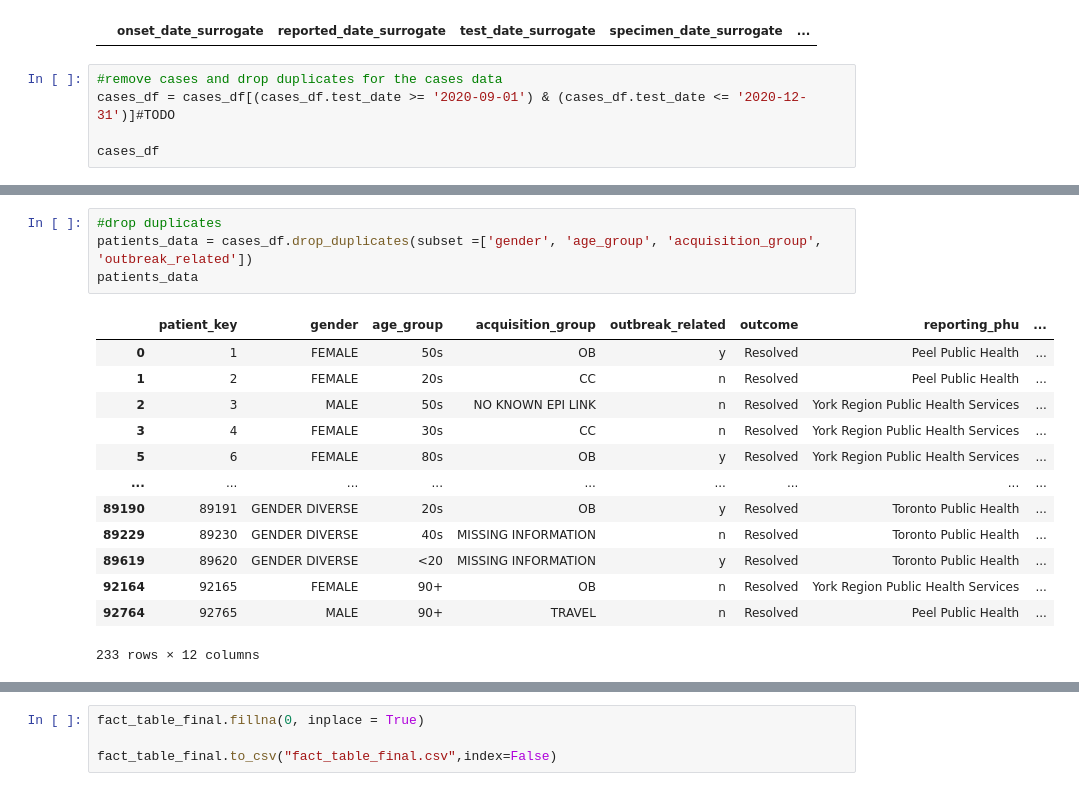
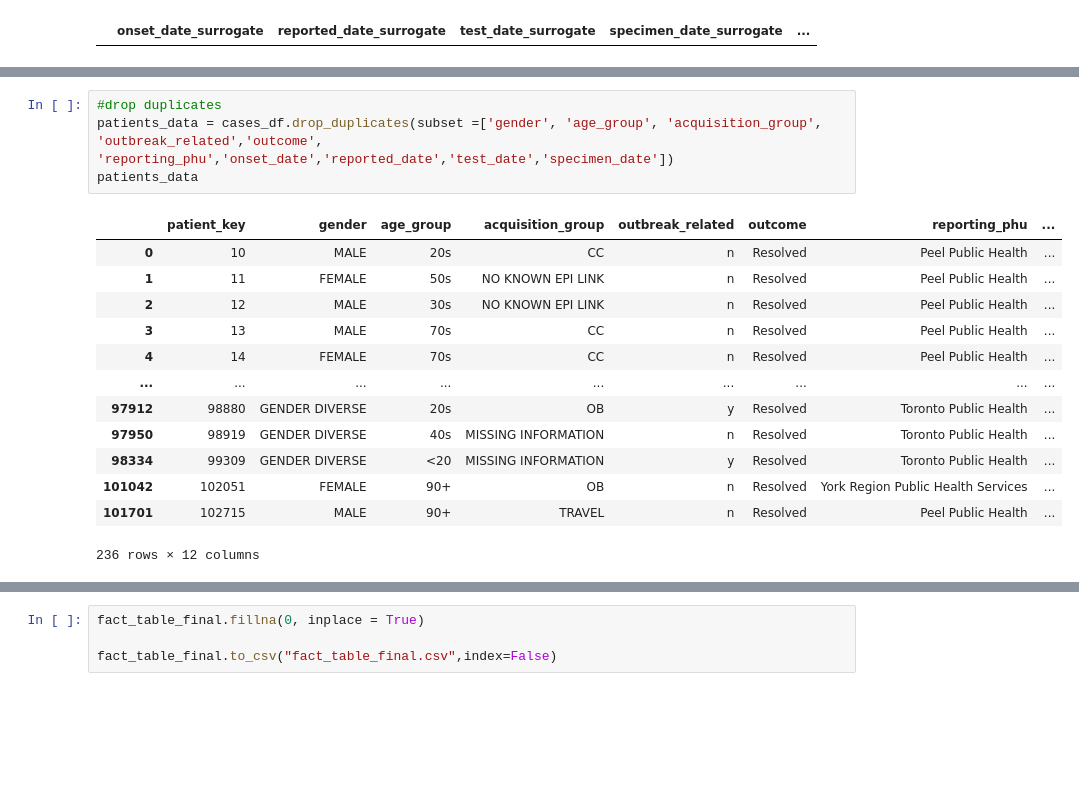
Before and after one commit to skaus37/Covid19DataMart, a Jupyter notebook: fact_table_staging.ipynb, the cells around one changed output, grey strips where cells are left out. Cells and saved outputs as stored; diff of their text form; blank space fills up the shorter version.

```diff
--- a/fact_table_staging.ipynb
+++ b/fact_table_staging.ipynb
@@ -33,8 +34,3 @@ fact_table_final =  pd.DataFrame(columns=['onset_date_surrogate','reported_date_
 fact_table_final
 # %% [output]
 |  | onset_date_surrogate | reported_date_surrogate | test_date_surrogate | specimen_date_surrogate | ... |
-# %%
-#remove cases and drop duplicates for the cases data
-cases_df = cases_df[(cases_df.test_date >= '2020-09-01') & (cases_df.test_date <= '2020-12-31')]#TODO
-
-cases_df
@@ -55,21 +37,21 @@ cases_df
 # %%
 #drop duplicates
-patients_data = cases_df.drop_duplicates(subset =['gender', 'age_group', 'acquisition_group', 'outbreak_related'])
+patients_data = cases_df.drop_duplicates(subset =['gender', 'age_group', 'acquisition_group', 'outbreak_related','outcome', 'reporting_phu','onset_date','reported_date','test_date','specimen_date'])
 patients_data
 # %% [output]
 |  | patient_key | gender | age_group | acquisition_group | outbreak_related | outcome | reporting_phu | ... |
-| 0 | 1 | FEMALE | 50s | OB | y | Resolved | Peel Public Health | ... |
-| 1 | 2 | FEMALE | 20s | CC | n | Resolved | Peel Public Health | ... |
-| 2 | 3 | MALE | 50s | NO KNOWN EPI LINK | n | Resolved | York Region Public Health Services | ... |
-| 3 | 4 | FEMALE | 30s | CC | n | Resolved | York Region Public Health Services | ... |
-| 5 | 6 | FEMALE | 80s | OB | y | Resolved | York Region Public Health Services | ... |
+| 0 | 10 | MALE | 20s | CC | n | Resolved | Peel Public Health | ... |
+| 1 | 11 | FEMALE | 50s | NO KNOWN EPI LINK | n | Resolved | Peel Public Health | ... |
+| 2 | 12 | MALE | 30s | NO KNOWN EPI LINK | n | Resolved | Peel Public Health | ... |
+| 3 | 13 | MALE | 70s | CC | n | Resolved | Peel Public Health | ... |
+| 4 | 14 | FEMALE | 70s | CC | n | Resolved | Peel Public Health | ... |
 | ... | ... | ... | ... | ... | ... | ... | ... | ... |
-| 89190 | 89191 | GENDER DIVERSE | 20s | OB | y | Resolved | Toronto Public Health | ... |
-| 89229 | 89230 | GENDER DIVERSE | 40s | MISSING INFORMATION | n | Resolved | Toronto Public Health | ... |
-| 89619 | 89620 | GENDER DIVERSE | <20 | MISSING INFORMATION | y | Resolved | Toronto Public Health | ... |
-| 92164 | 92165 | FEMALE | 90+ | OB | n | Resolved | York Region Public Health Services | ... |
-| 92764 | 92765 | MALE | 90+ | TRAVEL | n | Resolved | Peel Public Health | ... |
+| 97912 | 98880 | GENDER DIVERSE | 20s | OB | y | Resolved | Toronto Public Health | ... |
+| 97950 | 98919 | GENDER DIVERSE | 40s | MISSING INFORMATION | n | Resolved | Toronto Public Health | ... |
+| 98334 | 99309 | GENDER DIVERSE | <20 | MISSING INFORMATION | y | Resolved | Toronto Public Health | ... |
+| 101042 | 102051 | FEMALE | 90+ | OB | n | Resolved | York Region Public Health Services | ... |
+| 101701 | 102715 | MALE | 90+ | TRAVEL | n | Resolved | Peel Public Health | ... |
-233 rows × 12 columns
+236 rows × 12 columns
 # %%
 #4 months
 start_date = datetime(2020, 9, 1).date()
```
Also changed, not shown: parts of 4 cells of this notebook.
